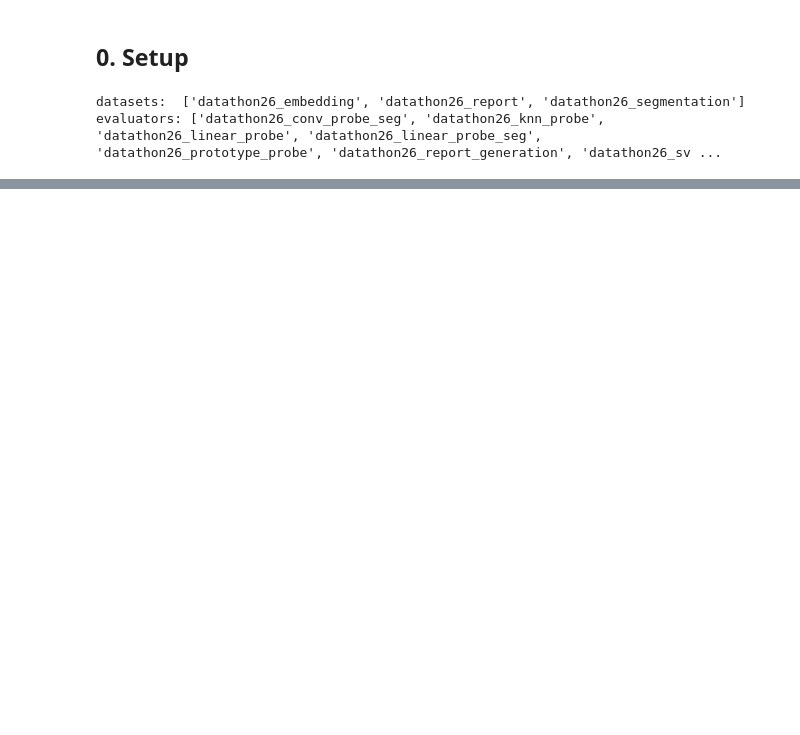
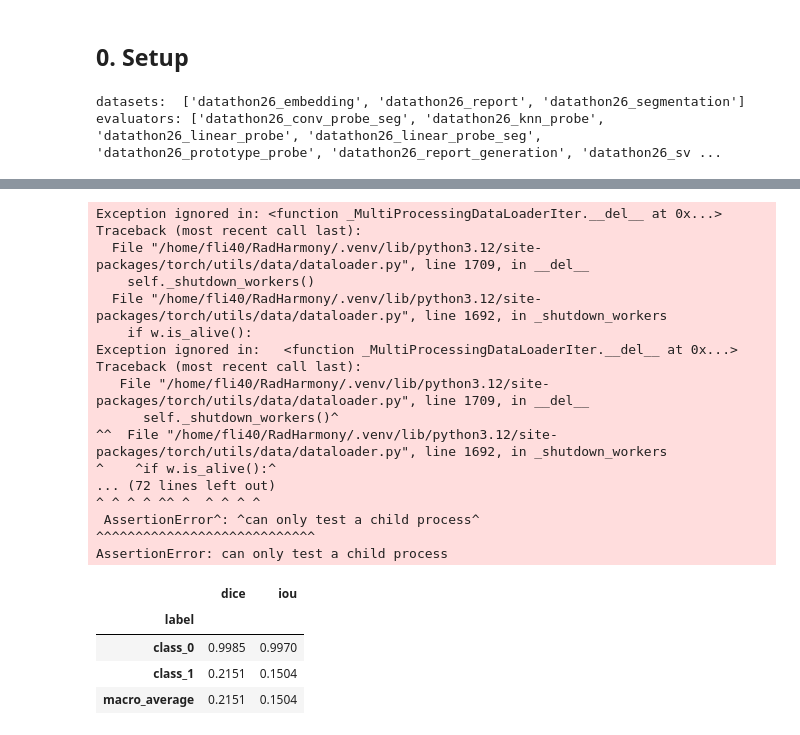
Before and after one commit to f10409/RadHarmony, a Jupyter notebook: datathon26/demo_datathon_evaluators.ipynb, the cells around one changed output, grey strips where cells are left out. Drawn from its saved outputs; the diff is of its cells as text; code cells hidden in the pictures; blank space fills up the shorter version.

```diff
--- a/datathon26/demo_datathon_evaluators.ipynb
+++ b/datathon26/demo_datathon_evaluators.ipynb
@@ -217,20 +256,43 @@ DatathonLinearProbeEvaluator(
 # %%
-# Segmentation, read-back: same F run, folds each .npz's patches -> [dim, H, W] via
-# its grid and pairs with F's real masks (relative mask_path + mask_dir). Nothing
+# Segmentation, read-back: same DS6 run, folds each .npz's patches -> [dim, H, W] via
+# its grid and pairs with DS6's real masks (relative mask_path + mask_dir). Nothing
 # re-runs.
 seg_ds = PatchSegResultsDataset(
-    F_OUT_DIR,
-    harmonized_df=df_F,  # real mask_path already present (relative)
+    DS6_OUT_DIR,
+    harmonized_df=df_DS6,  # real mask_path already present (relative)
     result_path=viewwise_embedding_path(MODEL),
-    mask_dir=F_DIR,  # root for the relative mask paths
+    mask_dir=DS6_DIR,  # root for the relative mask paths
     mask_size=224,
 )
 DatathonLinearProbeSegEvaluator(
     dataset=seg_ds,
     num_classes=2,
     n_folds=5,
     device="cpu",
     autocast_dtype=None,
     num_workers=2,
 ).evaluate().groupby("label")[["dice", "iou"]].mean().round(4)
+# %% [output]
+Exception ignored in: <function _MultiProcessingDataLoaderIter.__del__ at 0x...>
+Traceback (most recent call last):
+  File "/home/fli40/RadHarmony/.venv/lib/python3.12/site-packages/torch/utils/data/dataloader.py", line 1709, in __del__
+    self._shutdown_workers()
+  File "/home/fli40/RadHarmony/.venv/lib/python3.12/site-packages/torch/utils/data/dataloader.py", line 1692, in _shutdown_workers
+    if w.is_alive():
+Exception ignored in:   <function _MultiProcessingDataLoaderIter.__del__ at 0x...>
+Traceback (most recent call last):
+   File "/home/fli40/RadHarmony/.venv/lib/python3.12/site-packages/torch/utils/data/dataloader.py", line 1709, in __del__
+      self._shutdown_workers()^
+^^  File "/home/fli40/RadHarmony/.venv/lib/python3.12/site-packages/torch/utils/data/dataloader.py", line 1692, in _shutdown_workers
+^    ^if w.is_alive():^
+... (72 lines left out)
+^ ^ ^ ^ ^^ ^  ^ ^ ^ ^
+ AssertionError^: ^can only test a child process^
+^^^^^^^^^^^^^^^^^^^^^^^^^^^^
+AssertionError: can only test a child process
+|  | dice | iou |
+| label |  |  |
+| class_0 | 0.9985 | 0.9970 |
+| class_1 | 0.2151 | 0.1504 |
+| macro_average | 0.2151 | 0.1504 |
 # %% [markdown]
```
Also changed, not shown: parts of 13 cells of this notebook, 7 other files.
